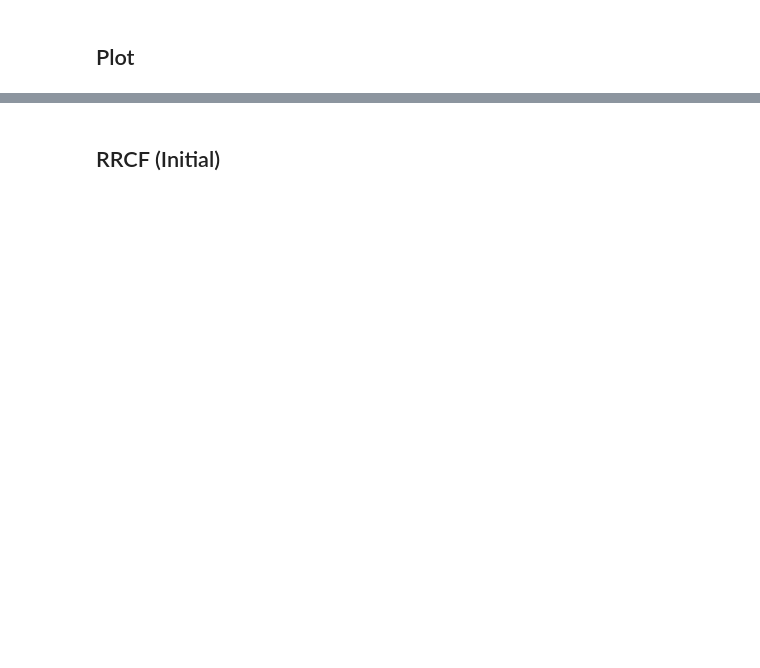
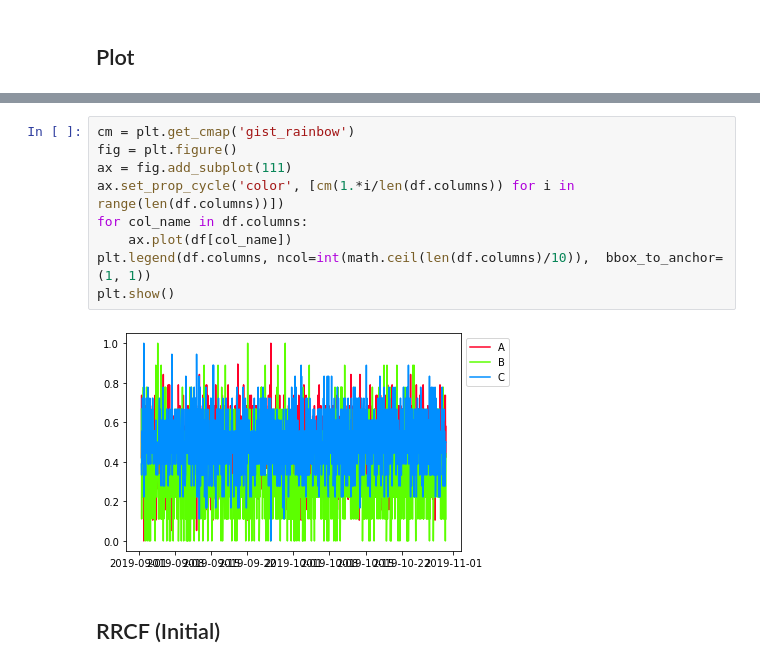
Before and after one commit to yasirroni/rrcf-power, a Jupyter notebook: rrcf-power.ipynb, the cells around one changed output, grey strips where cells are left out. Drawn from its saved outputs; the diff is of its cells as text; blank space fills up the shorter version.

```diff
--- a/rrcf-power.ipynb
+++ b/rrcf-power.ipynb
@@ -129,3 +119,14 @@ plt.show()
+# %%
+cm = plt.get_cmap('gist_rainbow')
+fig = plt.figure()
+ax = fig.add_subplot(111)
+ax.set_prop_cycle('color', [cm(1.*i/len(df.columns)) for i in range(len(df.columns))])
+for col_name in df.columns:
+    ax.plot(df[col_name])
+plt.legend(df.columns, ncol=int(math.ceil(len(df.columns)/10)),  bbox_to_anchor=(1, 1))
+plt.show()
+# %% [output]
+[figure, added]
 # %% [markdown]
 ## RRCF (Initial)
 # %%
```
Also changed, not shown: parts of 37 cells of this notebook.
